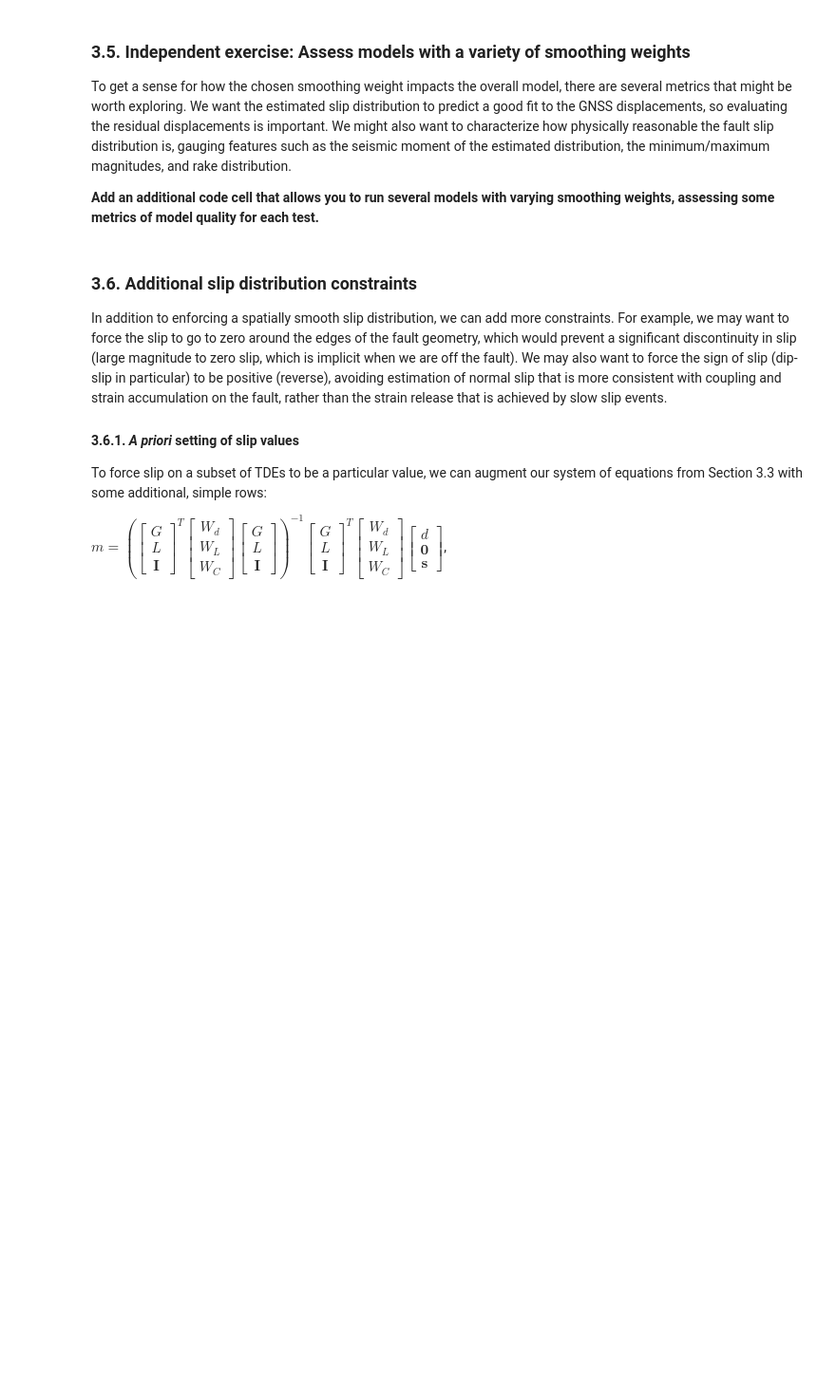
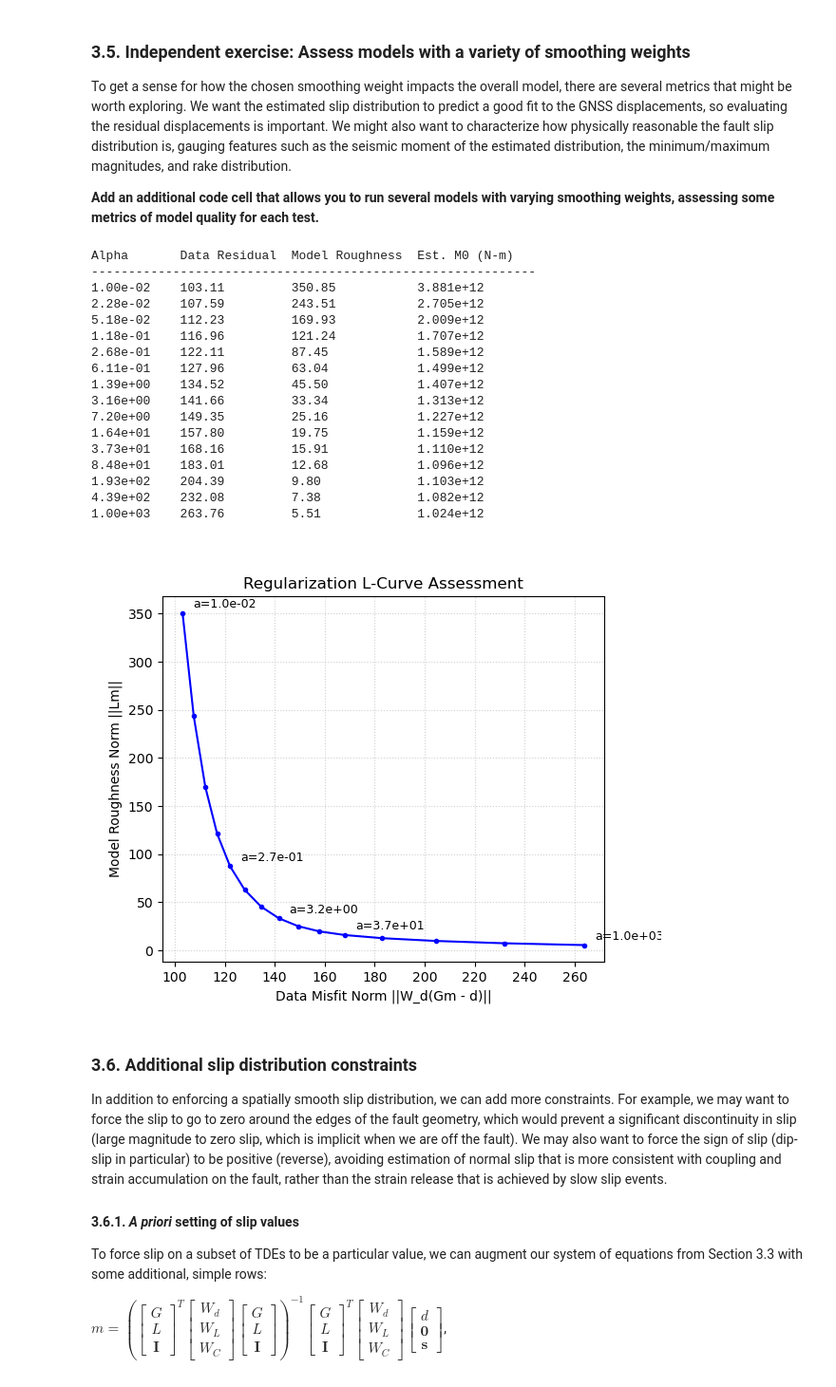
Before and after one commit to saifulapu/2026_Geodesy_TSC_SIA, a Jupyter notebook: notebooks/day2_fault_displacement.ipynb, the cells around one changed output. Shown at 95% size. Saved outputs shown, nothing was run; the diff lists cells and outputs as text; code cells hidden in the pictures; blank space fills up the shorter version.

Commit message:
Merge remote changes from main into local Day 2 notebook

```diff
--- a/notebooks/day2_fault_displacement.ipynb
+++ b/notebooks/day2_fault_displacement.ipynb
@@ -670,6 +695,79 @@ plt.show()
 To get a sense for how the chosen smoothing weight impacts the overall model, there are several metrics that might be worth exploring. We want the estimated slip distribution to predict a good fit to the GNSS displacements, so evaluating the residual displacements is important. We might also want to characterize how physically reasonable the fault slip distribution is, gauging features such as the seismic moment of the estimated distribution, the minimum/maximum magnitudes, and rake distribution.
 
 **Add an additional code cell that allows you to run several models with varying smoothing weights, assessing some metrics of model quality for each test.**
+# %%
+# --- Section 3.5: Independent Exercise ---
+# 1. Define a broad range of smoothing weights to test
+test_alphas = np.logspace(-2, 3, 15)
+
+residual_norms = []
+smoothing_norms = []
+
+# Estimate constant area for each triangular element (for seismic moment metric if needed)
+tri_areas_m2 = 0.5 * np.linalg.norm(mesh["nv"], axis=1) * 1e6
+mu = 3.0e10  # 30 GPa shear modulus
+
+print(f"{'Alpha':<12}{'Data Residual':<15}{'Model Roughness':<17}{'Est. M0 (N-m)':<15}")
+print("-" * 60)
+
+# 2. Loop through weights using the notebook's matrix assembly style
+for alpha in test_alphas:
+    # Scale smoothing matrix by current alpha
+    smoothing_weights = alpha * np.ones((len(smoothing_mat), 1))
+    all_weights_i = np.vstack([data_weights, smoothing_weights])
+    all_data_i = np.vstack([disp_vector, np.zeros_like(smoothing_weights)])
+
+    # Invert and estimate slip
+    cov_i = np.linalg.inv(assembled_mat.T * all_weights_i.T @ assembled_mat)
+    est_slip_i = cov_i @ assembled_mat.T * all_weights_i.T @ all_data_i
+
+    # Calculate and store L-curve metrics
+    pred_disp_i = disp_mat_final.dot(est_slip_i)
+    data_res = np.linalg.norm(np.sqrt(data_weights) * (pred_disp_i - disp_vector))
+    model_rough = np.linalg.norm(smoothing_mat.dot(est_slip_i))
+
+    residual_norms.append(data_res)
+    smoothing_norms.append(model_rough)
+
+    # Calculate approximate seismic moment
+    slip_mag = np.sqrt(est_slip_i[0::2, 0]**2 + est_slip_i[1::2, 0]**2)
+    m0 = mu * np.sum(tri_areas_m2 * (slip_mag * 1e-3))
+
+    print(f"{alpha:<12.2e}{data_res:<15.2f}{model_rough:<17.2f}{m0:<15.3e}")
+
+# 3. Plot the classic L-curve trade-off
+fig, ax = plt.subplots(figsize=(6, 5))
+ax.plot(residual_norms, smoothing_norms, '.-b', label='Trade-off Curve')
+ax.set_xlabel("Data Misfit Norm ||W_d(Gm - d)||")
+ax.set_ylabel("Model Roughness Norm ||Lm||")
+ax.set_title("Regularization L-Curve Assessment")
+ax.grid(True, linestyle=":", alpha=0.6)
+
+# Label key alpha weights along the curve corner
+for idx in [0, 4, 7, 10, 14]:
+    ax.annotate(f"a={test_alphas[idx]:.1e}", (residual_norms[idx], smoothing_norms[idx]),
+                textcoords="offset points", xytext=(8, 4), fontsize=9)
+
+plt.show()
+# %% [output]
+Alpha       Data Residual  Model Roughness  Est. M0 (N-m)
+------------------------------------------------------------
+1.00e-02    103.11         350.85           3.881e+12
+2.28e-02    107.59         243.51           2.705e+12
+5.18e-02    112.23         169.93           2.009e+12
+1.18e-01    116.96         121.24           1.707e+12
+2.68e-01    122.11         87.45            1.589e+12
+6.11e-01    127.96         63.04            1.499e+12
+1.39e+00    134.52         45.50            1.407e+12
+3.16e+00    141.66         33.34            1.313e+12
+7.20e+00    149.35         25.16            1.227e+12
+1.64e+01    157.80         19.75            1.159e+12
+3.73e+01    168.16         15.91            1.110e+12
+8.48e+01    183.01         12.68            1.096e+12
+1.93e+02    204.39         9.80             1.103e+12
+4.39e+02    232.08         7.38             1.082e+12
+1.00e+03    263.76         5.51             1.024e+12
+[figure, added]
 # %% [markdown]
 ### 3.6. Additional slip distribution constraints
 
```
Also changed, not shown: parts of 10 cells of this notebook.
